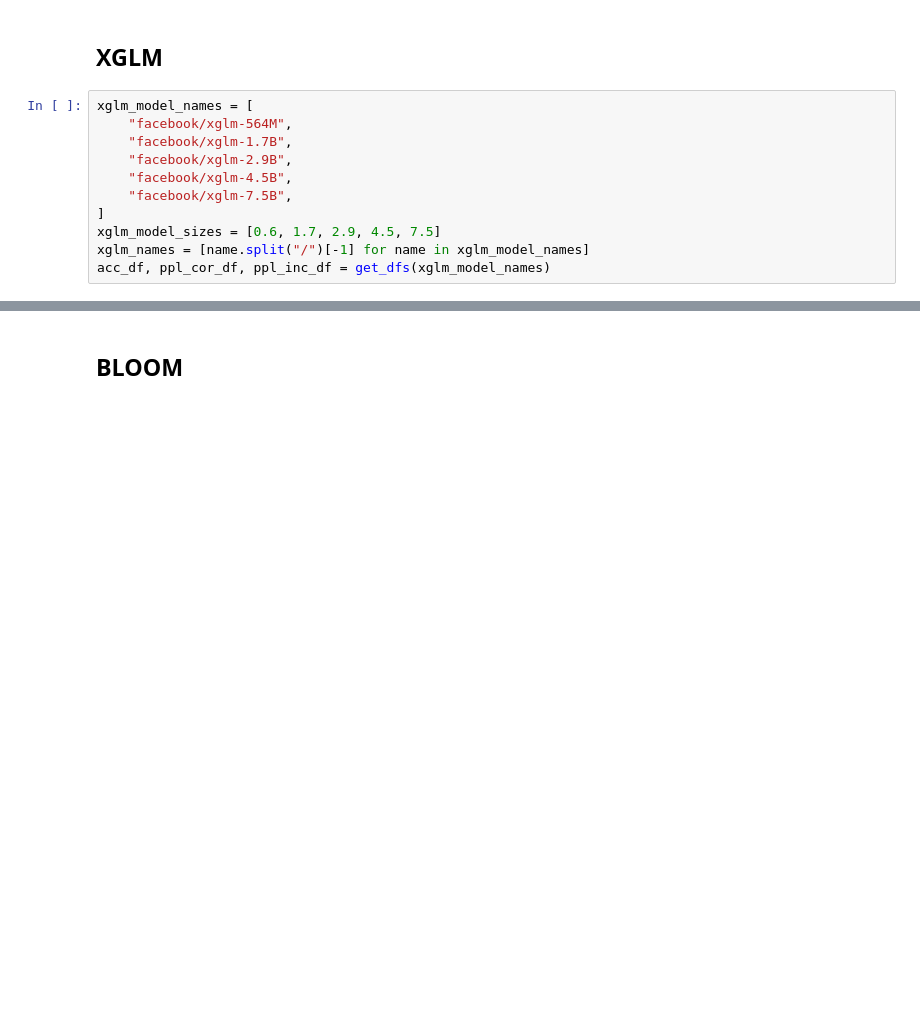
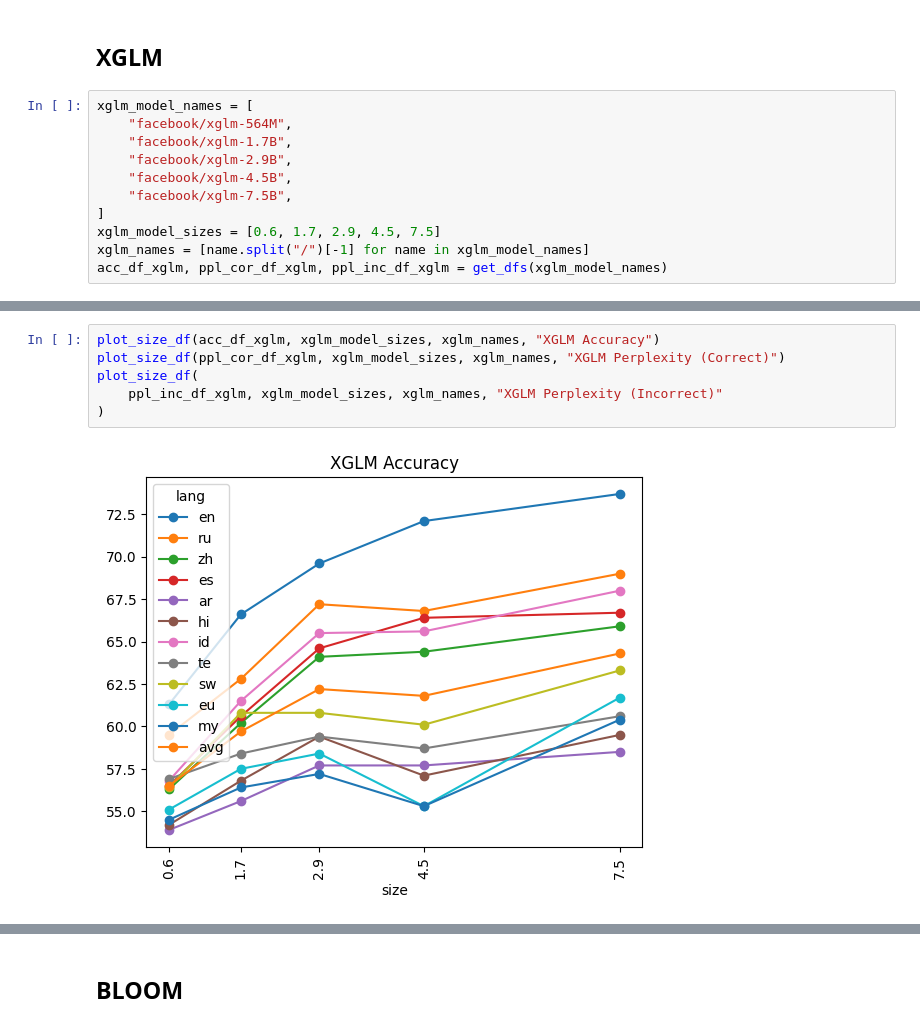
Before and after one commit to juletx/self-translate, a Jupyter notebook: evaluation/xstory_cloze.ipynb, the cells around one changed output, grey strips where cells are left out. Drawn from its saved outputs; the diff is of its cells as text; blank space fills up the shorter version.

```diff
--- a/evaluation/xstory_cloze.ipynb
+++ b/evaluation/xstory_cloze.ipynb
@@ -94,5 +144,5 @@ xglm_model_names = [
 ]
 xglm_model_sizes = [0.6, 1.7, 2.9, 4.5, 7.5]
 xglm_names = [name.split("/")[-1] for name in xglm_model_names]
-acc_df, ppl_cor_df, ppl_inc_df = get_dfs(xglm_model_names)
+acc_df_xglm, ppl_cor_df_xglm, ppl_inc_df_xglm = get_dfs(xglm_model_names)
 # %%
@@ -158,0 +192,8 @@ plot_size_df(ppl_inc_df, xglm_model_sizes, xglm_names, "XGLM Perplexity (Incorre
+# %%
+plot_size_df(acc_df_xglm, xglm_model_sizes, xglm_names, "XGLM Accuracy")
+plot_size_df(ppl_cor_df_xglm, xglm_model_sizes, xglm_names, "XGLM Perplexity (Correct)")
+plot_size_df(
+    ppl_inc_df_xglm, xglm_model_sizes, xglm_names, "XGLM Perplexity (Incorrect)"
+)
+# %% [output]
+[figure, added]
```
Also changed, not shown: parts of 67 cells of this notebook.
